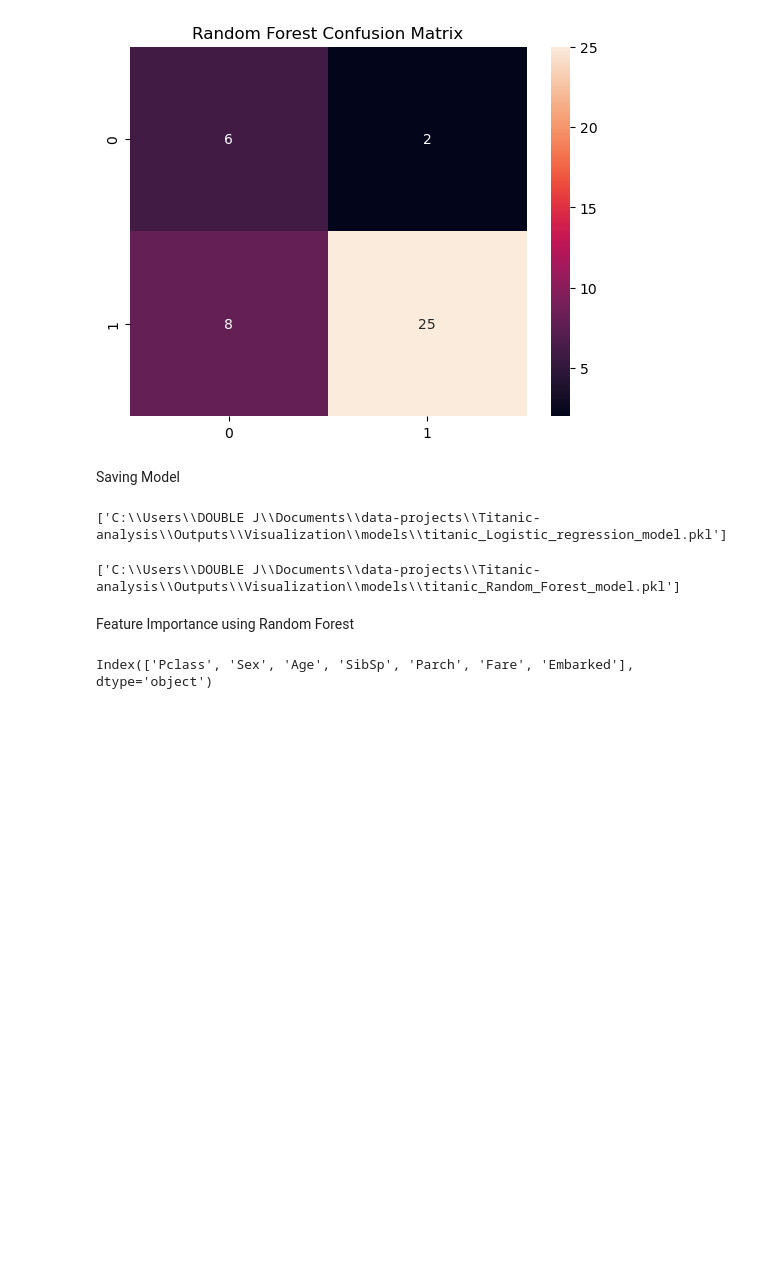
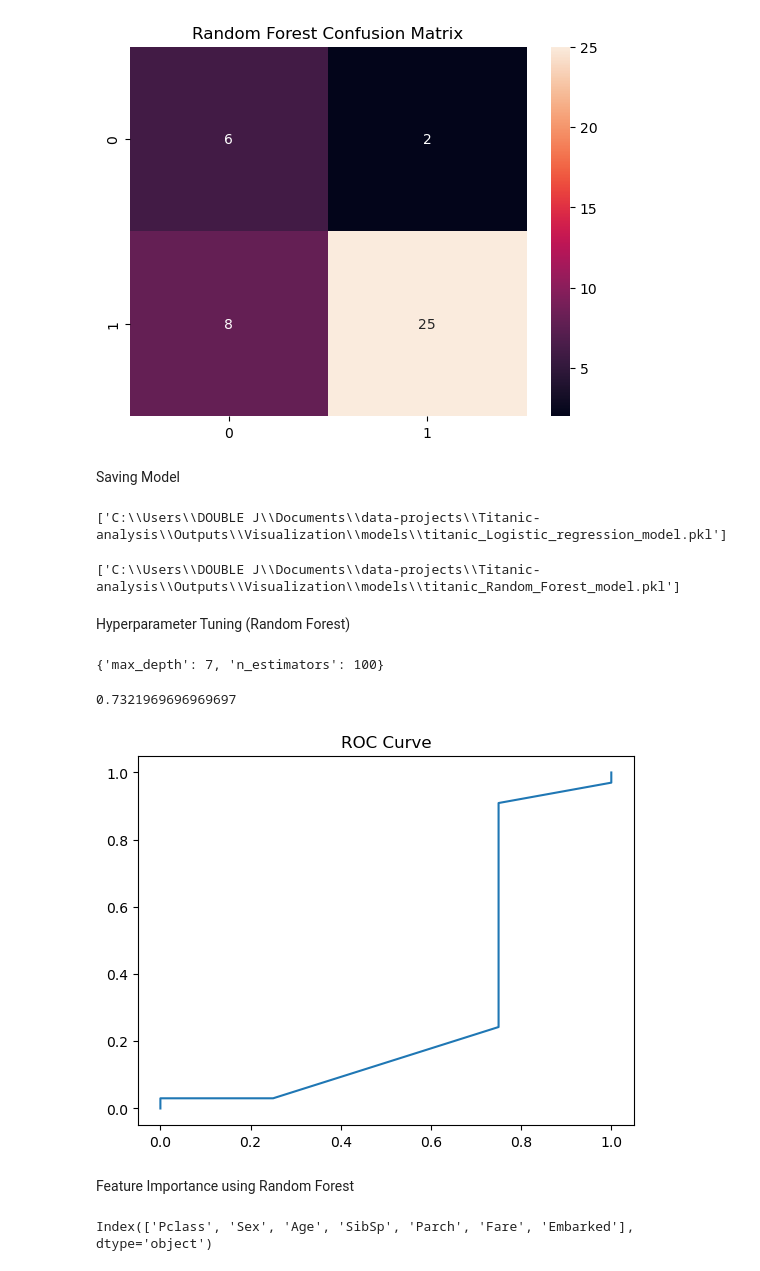
Before and after one commit to Aluka-Analysis/titanic-analysis, a Jupyter notebook: notebooks/01_titanic_ml.ipynb, the cells around one changed output. Saved outputs shown, nothing was run; the diff lists cells and outputs as text; code cells hidden in the pictures; blank space fills up the shorter version.

Commit message:
performed Hyperameter tuning  and Roc curve also created a streamlit app code

```diff
--- a/notebooks/01_titanic_ml.ipynb
+++ b/notebooks/01_titanic_ml.ipynb
@@ -436,6 +538,36 @@ joblib.dump(LR,r"C:\Users\DOUBLE J\Documents\data-projects\Titanic-analysis\Outp
 joblib.dump(RF,r"C:\Users\DOUBLE J\Documents\data-projects\Titanic-analysis\Outputs\Visualization\models\titanic_Random_Forest_model.pkl")
 # %% [output]
 ['C:\\Users\\DOUBLE J\\Documents\\data-projects\\Titanic-analysis\\Outputs\\Visualization\\models\\titanic_Random_Forest_model.pkl']
+# %% [markdown]
+Hyperparameter Tuning (Random Forest)
+# %%
+param_grid = {
+     "n_estimators": [100,200,300],
+     "max_depth":[3,5,7]
+}
+grid =GridSearchCV(RandomForestClassifier(), param_grid, cv=5)
+
+grid.fit(X_train,y_train)
+best_model = grid.best_estimator_
+print(grid.best_params_)
+# %% [output]
+{'max_depth': 7, 'n_estimators': 100}
+# %%
+score = cross_val_score(best_model, X_train, y_train, cv=5)
+print(score.mean())
+# %% [output]
+0.7321969696969697
+# %%
+y_prob = RF.predict_proba(X_test)[:,1]
+fpr, tpr, thresholds = roc_curve(y_test, y_prob)
+roc_auc = auc(fpr, tpr)
+plt.figure()
+plt.plot(fpr, tpr, label=f"AUC = {roc_auc:.2f}")
+plt.title("ROC Curve")
+plt.savefig(r"C:\Users\DOUBLE J\Documents\data-projects\Titanic-analysis\Outputs\Visualization\figures/Random_Forest_ROC_Curve.png")
+plt.show()
+# %% [output]
+[figure, added]
 # %% [markdown]
 Feature Importance using Random Forest
 # %%
```
Also changed, not shown: parts of 24 cells of this notebook, 9 other files.
